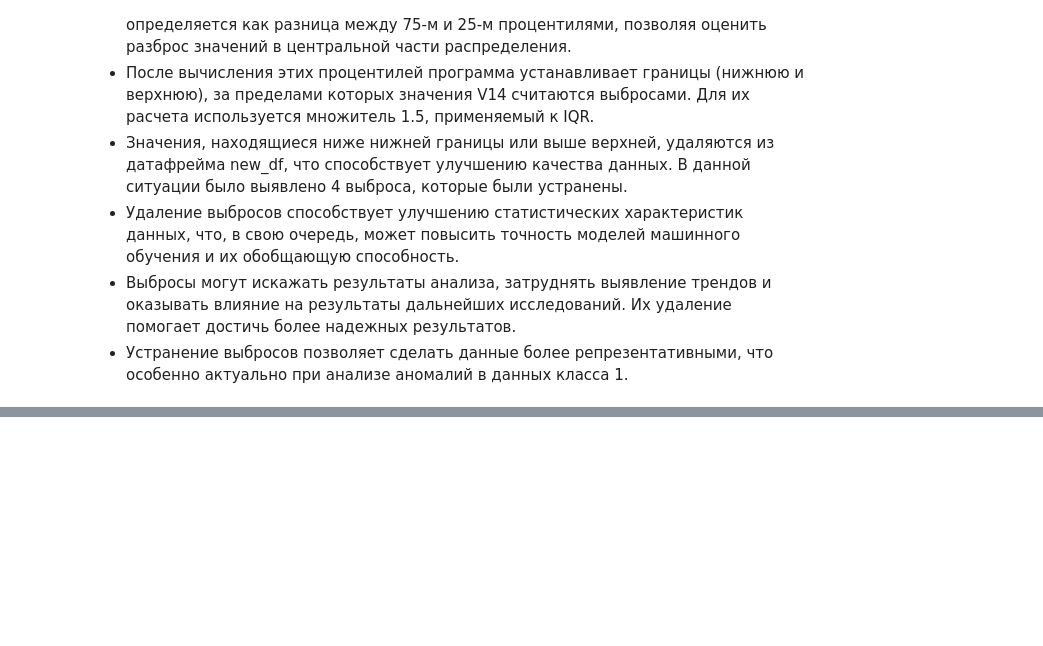
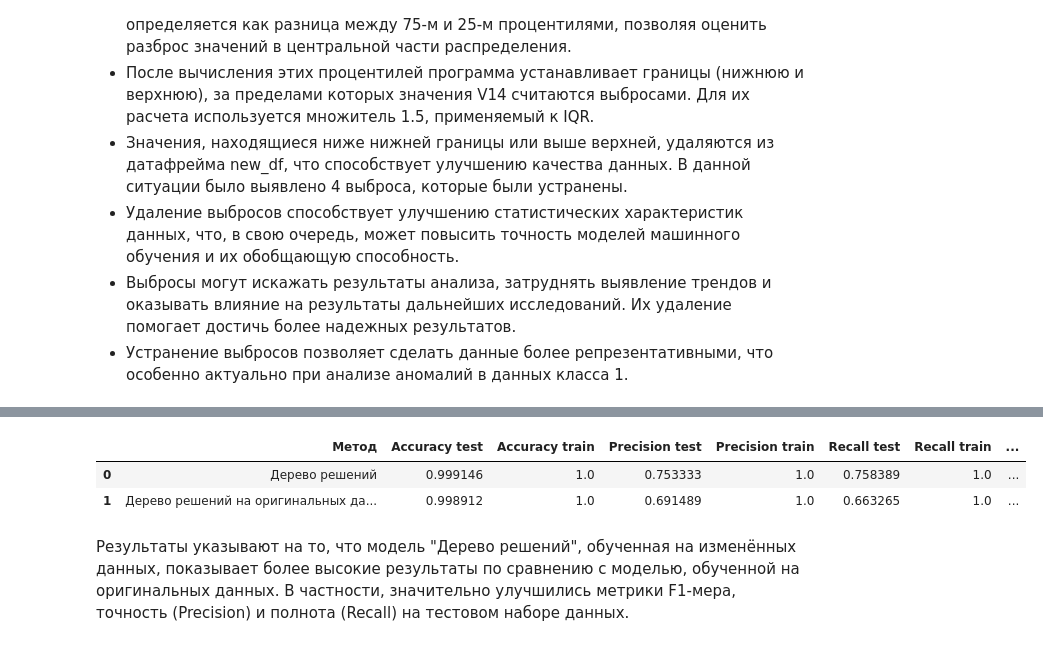
Before and after one commit to Skkodnikk/popakota, a Jupyter notebook: Untitled201.ipynb, the cells around one changed output, grey strips where cells are left out. Drawn from its saved outputs; the diff is of its cells as text; code cells hidden in the pictures; blank space fills up the shorter version.

```diff
--- a/Untitled201.ipynb
+++ b/Untitled201.ipynb
@@ -501,0 +710,13 @@ plt.show()
+# %%
+model_dtr = DecisionTreeClassifier()
+model_dtr.fit(orig_x_train, orig_y_train)
+orig_Y_train_pred_dtr = model_dtr.predict(orig_x_train)
+orig_Y_test_pred_dtr = model_dtr.predict(orig_x_test)
+print(f'Дерево решений на оригинальных данных - Accuracy test:', accuracy_score(orig_y_test, orig_Y_test_pred_dtr))
+print(f'Дерево решений на оригинальных данных - Accuracy train:', accuracy_score(orig_y_train, orig_Y_train_pred_dtr))
+print(f'Дерево решений на оригинальных данных - Precision test:', precision_score(orig_y_test, orig_Y_test_pred_dtr))
+print(f'Дерево решений на оригинальных данных - Precision train:', precision_score(orig_y_train, orig_Y_train_pred_dtr))
+print(f'Дерево решений на оригинальных данных - Recall test:', recall_score(orig_y_test, orig_Y_test_pred_dtr))
+print(f'Дерево решений на оригинальных данных - Recall train:', recall_score(orig_y_train, orig_Y_train_pred_dtr))
+print(f'Дерево решений на оригинальных данных - F1 test:', f1_score(orig_y_test, orig_Y_test_pred_dtr))
+print(f'Дерево решений на оригинальных данных - F1 train:', f1_score(orig_y_train, orig_Y_train_pred_dtr))
@@ -501,0 +732,35 @@ plt.show()
+# %%
+b = pd.DataFrame({
+    'Метод': ['Дерево решений', 'Дерево решений на оригинальных данных' ],
+    'Accuracy test': [accuracy_score(Y_test, Y_test_pred_dtr),
+                      accuracy_score(orig_y_test, orig_Y_test_pred_dtr)],
+
+    'Accuracy train': [accuracy_score(Y_train, Y_train_pred_dtr),
+                       accuracy_score(orig_y_train, orig_Y_train_pred_dtr)],
+
+    'Precision test': [precision_score(Y_test, Y_test_pred_dtr),
+                       precision_score(orig_y_test, orig_Y_test_pred_dtr)],
+
+    'Precision train': [precision_score(Y_train, Y_train_pred_dtr),
+                        precision_score(orig_y_train, orig_Y_train_pred_dtr)],
+
+    'Recall test': [recall_score(Y_test, Y_test_pred_dtr),
+                    recall_score(orig_y_test, orig_Y_test_pred_dtr)],
+
+    'Recall train': [recall_score(Y_train, Y_train_pred_dtr),
+                     recall_score(orig_y_train, orig_Y_train_pred_dtr)],
+
+    'F1 test': [f1_score(Y_test, Y_test_pred_dtr),
+                f1_score(orig_y_test, orig_Y_test_pred_dtr)],
+
+    'F1 train': [f1_score(Y_train, Y_train_pred_dtr),
+                 f1_score(orig_y_train, orig_Y_train_pred_dtr)]
+
+})
+b
+# %% [output]
+|  | Метод | Accuracy test | Accuracy train | Precision test | Precision train | Recall test | Recall train | ... |
+| 0 | Дерево решений | 0.999146 | 1.0 | 0.753333 | 1.0 | 0.758389 | 1.0 | ... |
+| 1 | Дерево решений на оригинальных да... | 0.998912 | 1.0 | 0.691489 | 1.0 | 0.663265 | 1.0 | ... |
+# %% [markdown]
+Результаты указывают на то, что модель "Дерево решений", обученная на изменённых данных, показывает более высокие результаты по сравнению с моделью, обученной на оригинальных данных. В частности, значительно улучшились метрики F1-мера, точность (Precision) и полнота (Recall) на тестовом наборе данных.
```
Also changed, not shown: parts of 17 cells of this notebook.
